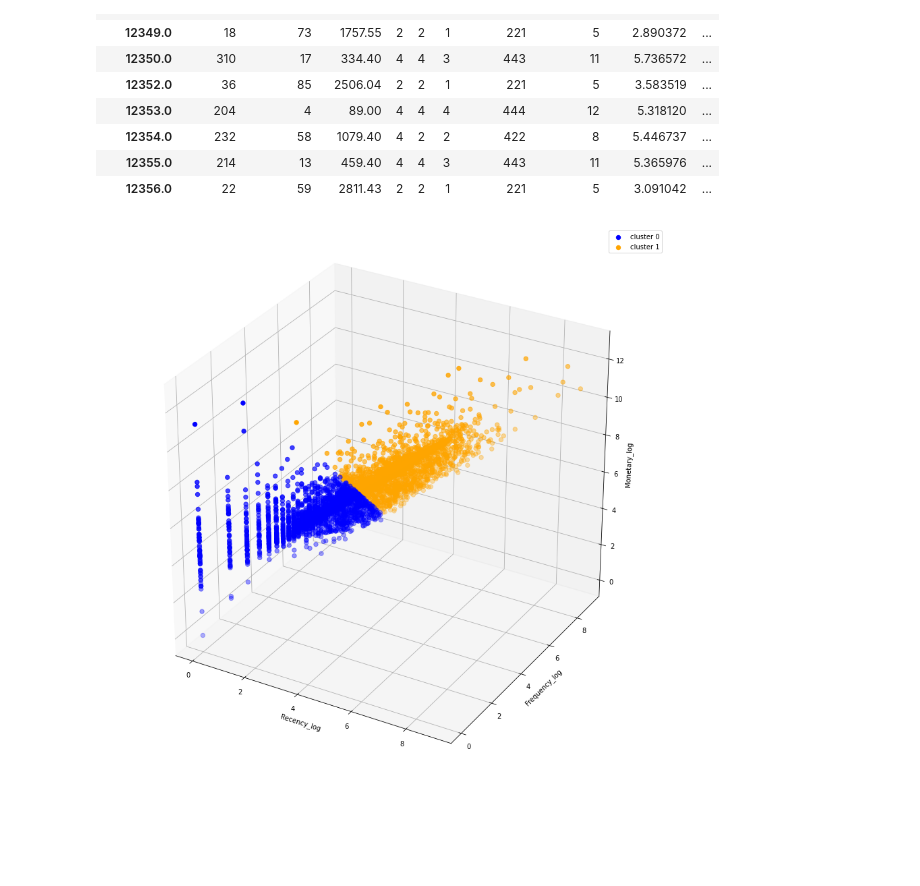
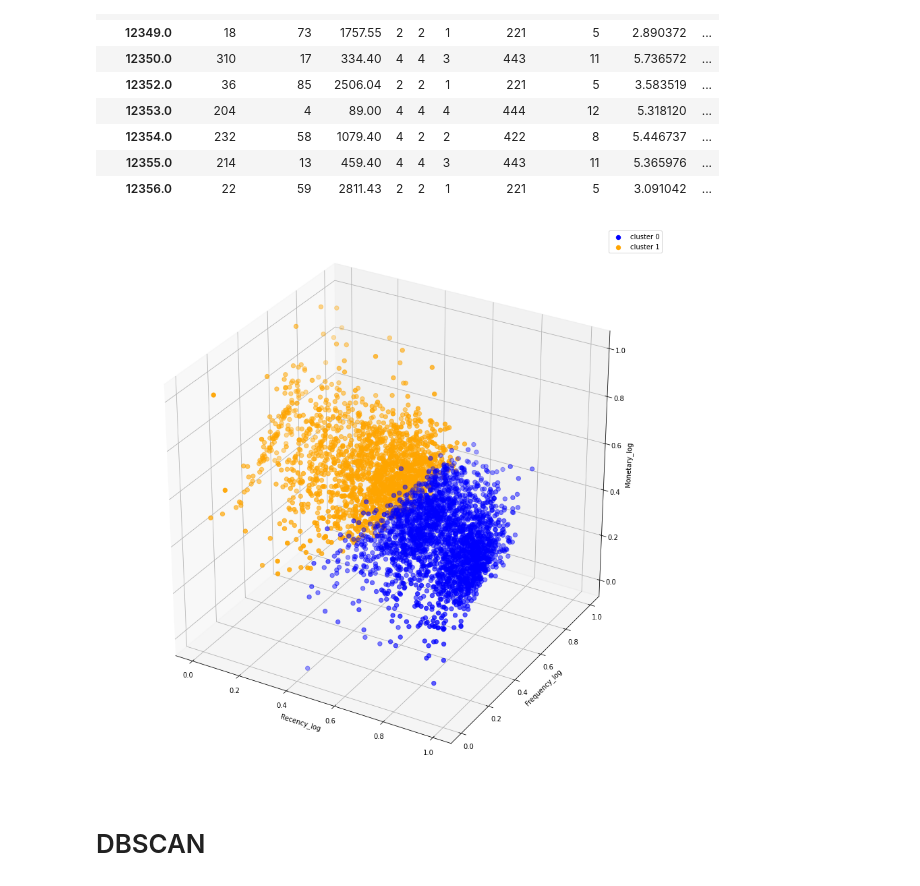
Before and after one commit to avanish04/online-retail-customer-segmentation, a Jupyter notebook: Online_Retail_Customer_Segmentation_Capstone_Project.ipynb, the cells around one changed output. Saved outputs shown, nothing was run; the diff lists cells and outputs as text; code cells hidden in the pictures; blank space fills up the shorter version.

```diff
--- a/Online_Retail_Customer_Segmentation_Capstone_Project.ipynb
+++ b/Online_Retail_Customer_Segmentation_Capstone_Project.ipynb
@@ -560,10 +562,10 @@ plt.show()
 # %% [markdown]
 ### Applying silhouette score
 # %%
-features_fre_mon=['Frequency_log','Frequency_log','Monetary_log']
-X_features_fre_mon=rfm_df[features_fre_mon].values
-scaler_fre_mon=preprocessing.MinMaxScaler()
-X_fre_mon=scaler_fre_mon.fit_transform(X_features_fre_mon)
+features=['Recency_log','Frequency_log','Monetary_log']
+X_features=rfm_df[features].values
+scaler=preprocessing.MinMaxScaler()
+X_fre_mon=scaler.fit_transform(X_features)
 X=X_fre_mon
 s_score=[]
 range_n_clusters = [2,3,4,5,6,7,8,9,10,11,12,13,14,15]
@@ -742,15 +744,15 @@ rfm_df.head(10)
 # %%
 fig = plt.figure(figsize = (15,15))
 ax = fig.add_subplot(111, projection='3d')
-ax.scatter(X_features_fre_mon[y_clusters == 0,0],X_features_fre_mon[y_clusters == 0,1],X_features_fre_mon[y_clusters == 0,2], s = 40 , color = 'blue', label = "cluster 0")
-ax.scatter(X_features_fre_mon[y_clusters == 1,0],X_features_fre_mon[y_clusters == 1,1],X_features_fre_mon[y_clusters == 1,2], s = 40 , color = 'orange', label = "cluster 1")
+ax.scatter(X[y_clusters == 0,0],X[y_clusters == 0,1],X[y_clusters == 0,2], s = 40 , color = 'blue', label = "cluster 0")
+ax.scatter(X[y_clusters == 1,0],X[y_clusters == 1,1],X[y_clusters == 1,2], s = 40 , color = 'orange', label = "cluster 1")
 ax.set_xlabel('Recency_log')
 ax.set_ylabel('Frequency_log')
 ax.set_zlabel('Monetary_log')
 ax.legend()
 plt.show()
 plt.show()
 # %% [output]
-[figure, old version]
+[figure, new version]
 # %% [markdown]
-#
+# DBSCAN
```
Also changed, not shown: parts of 19 cells of this notebook.
